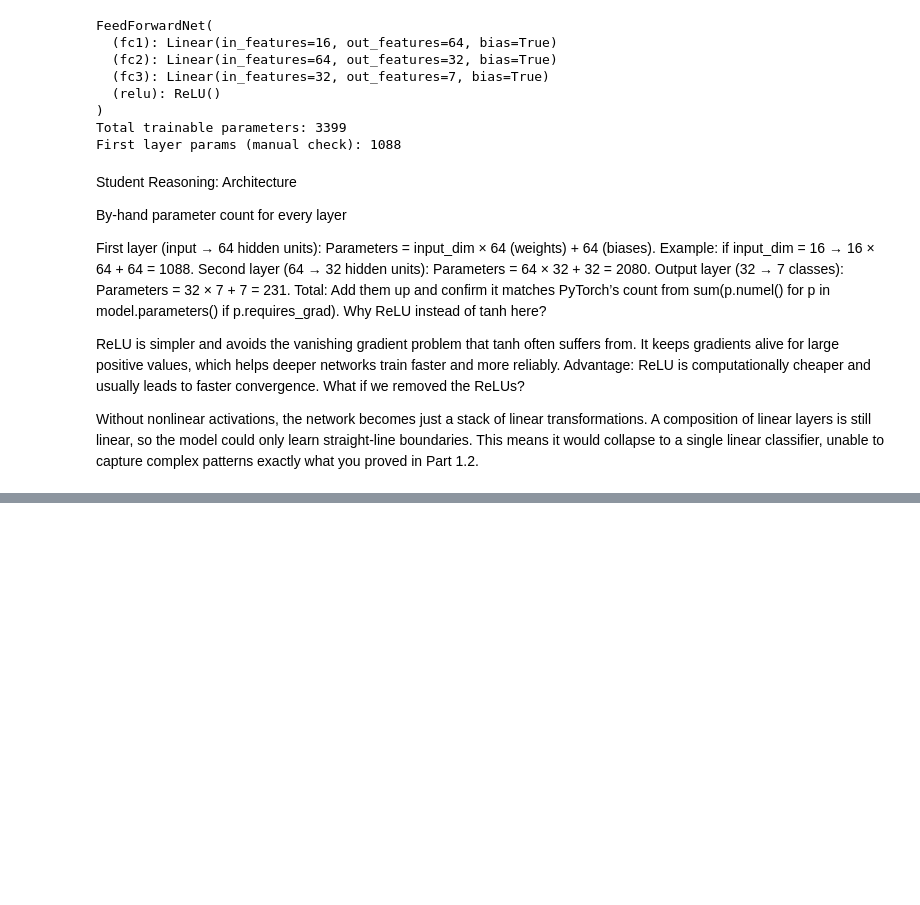
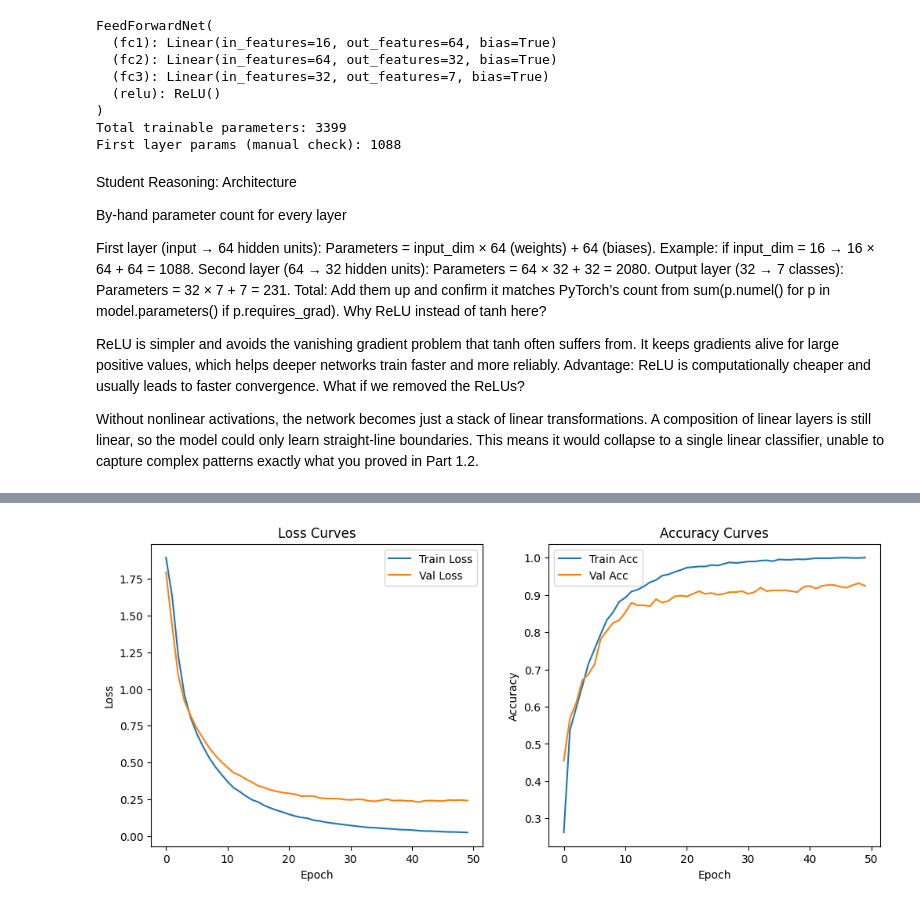
Before and after one commit to monicayar/lab-3, a Jupyter notebook: lab_3_ipynb.ipynb, the cells around one changed output, grey strips where cells are left out. Cells and saved outputs as stored; diff of their text form; code cells hidden in the pictures; blank space fills up the shorter version.

Commit message:
part 2.3

```diff
--- a/lab_3_ipynb.ipynb
+++ b/lab_3_ipynb.ipynb
@@ -448,3 +448,96 @@ What if we removed the ReLUs?
 Without nonlinear activations, the network becomes just a stack of linear transformations.
 A composition of linear layers is still linear, so the model could only learn straight-line boundaries.
 This means it would collapse to a single linear classifier, unable to capture complex patterns exactly what you proved in Part 1.2.
+# %%
+#part 2.3
+import torch
+import torch.nn as nn
+import torch.optim as optim
+import matplotlib.pyplot as plt
+
+# Step 1: Define loss and optimizer
+criterion = nn.CrossEntropyLoss()
+optimizer = optim.Adam(model.parameters(), lr=1e-3)   # Adam is adaptive and usually faster than plain SGD
+
+# Step 2: Training loop
+n_epochs = 50
+train_losses, val_losses = [], []
+train_accs, val_accs = [], []
+
+best_val_acc = 0.0
+
+for epoch in range(n_epochs):
+    #  Training
+    model.train()
+    running_loss, correct, total = 0.0, 0, 0
+    for xb, yb in train_loader:
+        xb, yb = xb.to(DEVICE), yb.to(DEVICE)
+
+        optimizer.zero_grad()
+        logits = model(xb)
+        loss = criterion(logits, yb)
+        loss.backward()        # backprop
+        optimizer.step()       # update
+
+        running_loss += loss.item() * xb.size(0)
+        _, preds = torch.max(logits, 1)
+        correct += (preds == yb).sum().item()
+        total += yb.size(0)
+
+    train_loss = running_loss / total
+    train_acc = correct / total
+
+    # Validation
+    model.eval()
+    val_running_loss, val_correct, val_total = 0.0, 0, 0
+    with torch.no_grad():
+        for xb, yb in val_loader:
+            xb, yb = xb.to(DEVICE), yb.to(DEVICE)
+            logits = model(xb)
+            loss = criterion(logits, yb)
+
+            val_running_loss += loss.item() * xb.size(0)
+            _, preds = torch.max(logits, 1)
+            val_correct += (preds == yb).sum().item()
+            val_total += yb.size(0)
+
+    val_loss = val_running_loss / val_total
+    val_acc = val_correct / val_total
+
+    # Save history
+    train_losses.append(train_loss)
+    val_losses.append(val_loss)
+    train_accs.append(train_acc)
+    val_accs.append(val_acc)
+
+    # Save best model
+    if val_acc > best_val_acc:
+        best_val_acc = val_acc
+        torch.save(model.state_dict(), "ffn_best.pt")
+
+    # Print summary
+    print(f"Epoch {epoch+1}/{n_epochs} | "
+          f"Train Loss: {train_loss:.4f}, Train Acc: {train_acc:.4f} | "
+          f"Val Loss: {val_loss:.4f}, Val Acc: {val_acc:.4f}")
+
+# Step 3: Plot curves
+plt.figure(figsize=(12,5))
+
+plt.subplot(1,2,1)
+plt.plot(train_losses, label="Train Loss")
+plt.plot(val_losses, label="Val Loss")
+plt.xlabel("Epoch")
+plt.ylabel("Loss")
+plt.title("Loss Curves")
+plt.legend()
+
+plt.subplot(1,2,2)
+plt.plot(train_accs, label="Train Acc")
+plt.plot(val_accs, label="Val Acc")
+plt.xlabel("Epoch")
+plt.ylabel("Accuracy")
+plt.title("Accuracy Curves")
+plt.legend()
+
+plt.show()
+# %% [output]
@@ -450,0 +561 @@ This means it would collapse to a single linear classifier, unable to capture co
+[figure, added]
```
Also changed, not shown: parts of 2 cells of this notebook.
